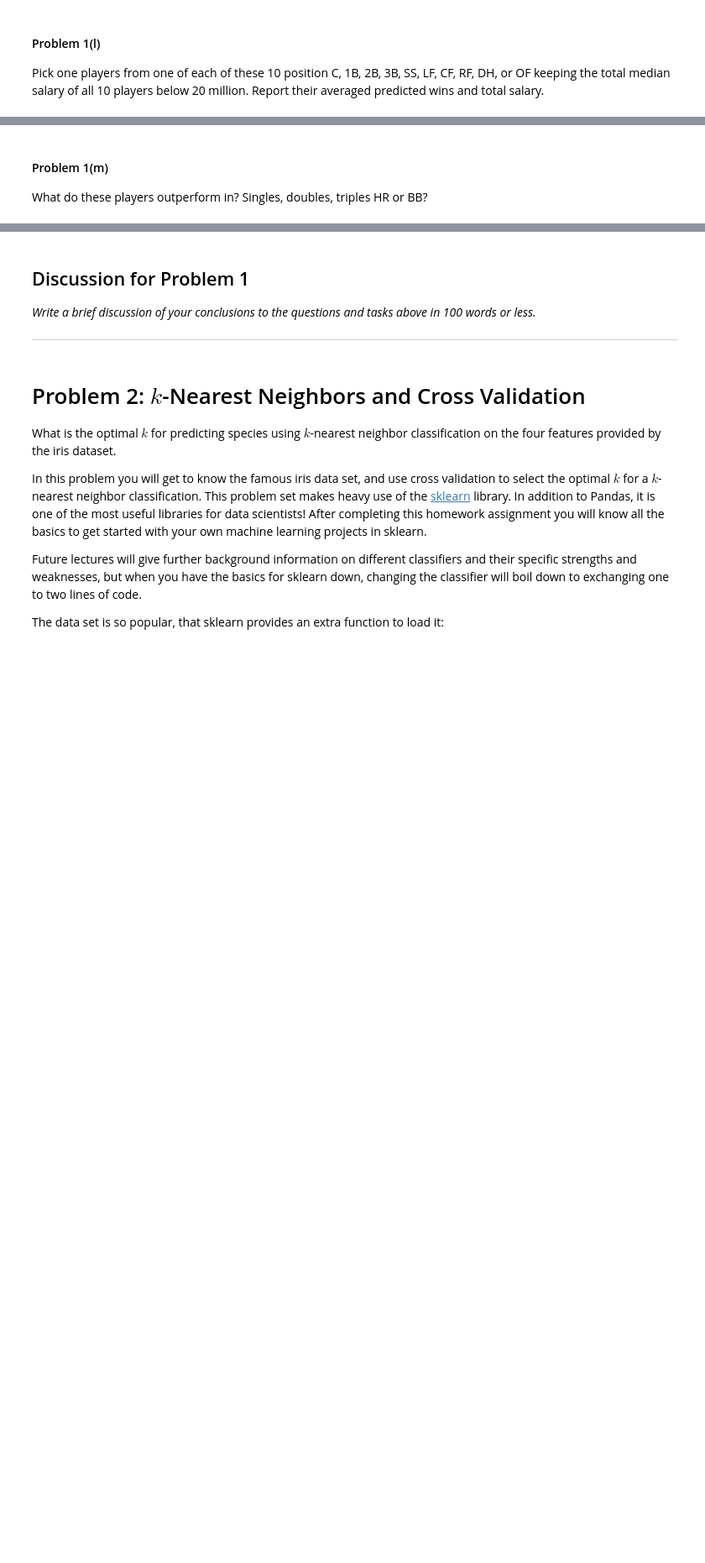
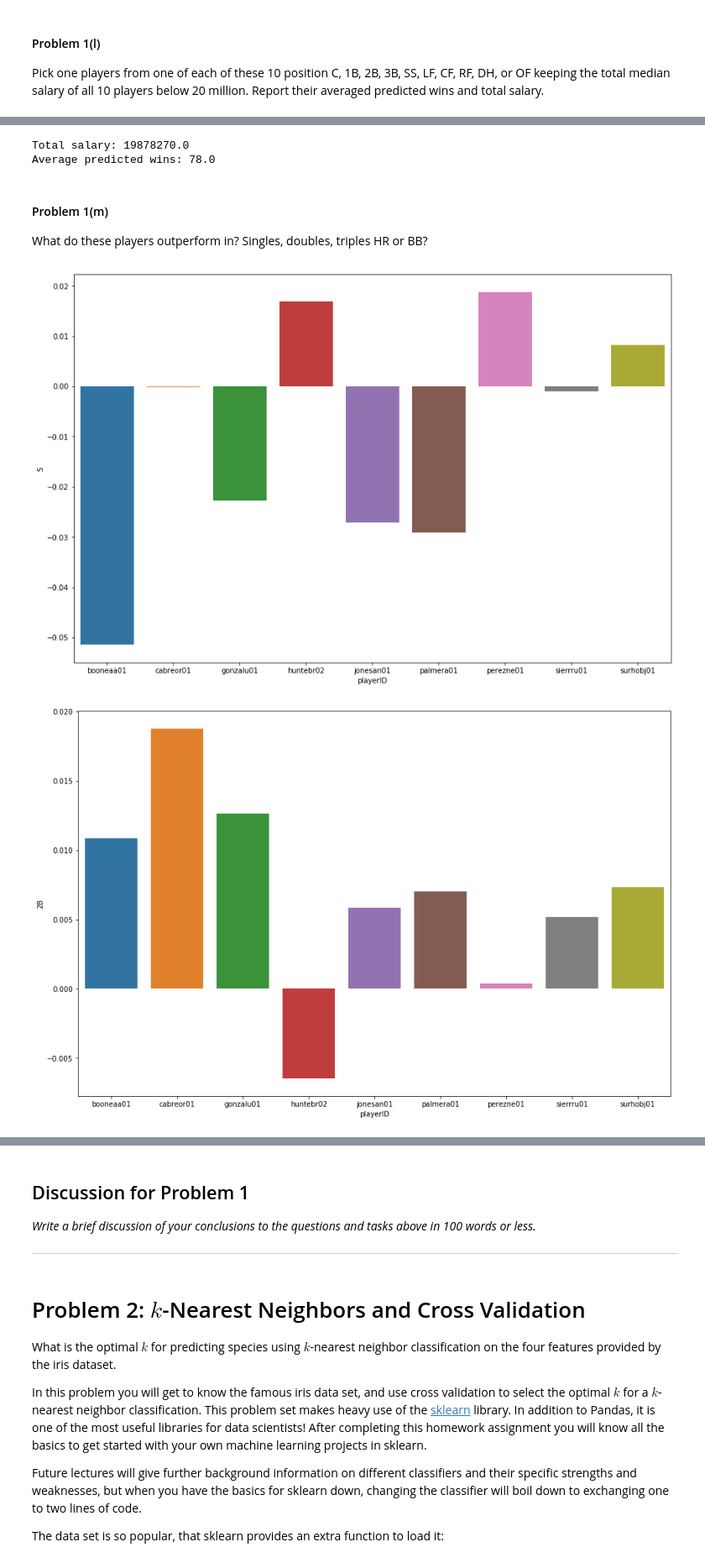
Before and after one commit to artgonline/2014, a Jupyter notebook: homework/HW3.ipynb, the cells around one changed output, grey strips where cells are left out. Shown: that part at 84% size. Drawn from its saved outputs; the diff is of its cells as text; code cells hidden in the pictures; blank space fills up the shorter version.

```diff
--- a/homework/HW3.ipynb
+++ b/homework/HW3.ipynb
@@ -308,3 +442,11 @@ Pick one players from one of each of these 10 position C, 1B, 2B, 3B, SS, LF, CF
+# %%
+teamdf = pl_subset[pl_subset.playerID.isin(team)]
+teamdf.reset_index(inplace=True, drop=True)
+print('Total salary:', teamdf.salary.sum())
+print('Average predicted wins:', teamdf.OPW.mean())
+# %% [output]
+Total salary: 19878270.0
+Average predicted wins: 78.0
 # %% [markdown]
 #### Problem 1(m)
 What do these players outperform in? Singles, doubles, triples HR or BB?
@@ -312,0 +453,10 @@ What do these players outperform in? Singles, doubles, triples HR or BB?
+# %%
+### Your code here ###
+columns = ['S', '2B', '3B', 'HR', 'BB']
+#sns.barplot(x=teamdf.playerID, y=teamdf.S)
+for c in columns:
+    _, ax = plt.subplots(figsize=(15,10))
+    sns.barplot(x=teamdf.playerID, y=teamdf[c], ax=ax)
+# %% [output]
+[figure, added]
+[figure, added]
```
Also changed, not shown: parts of 20 cells of this notebook, 1 other file.
